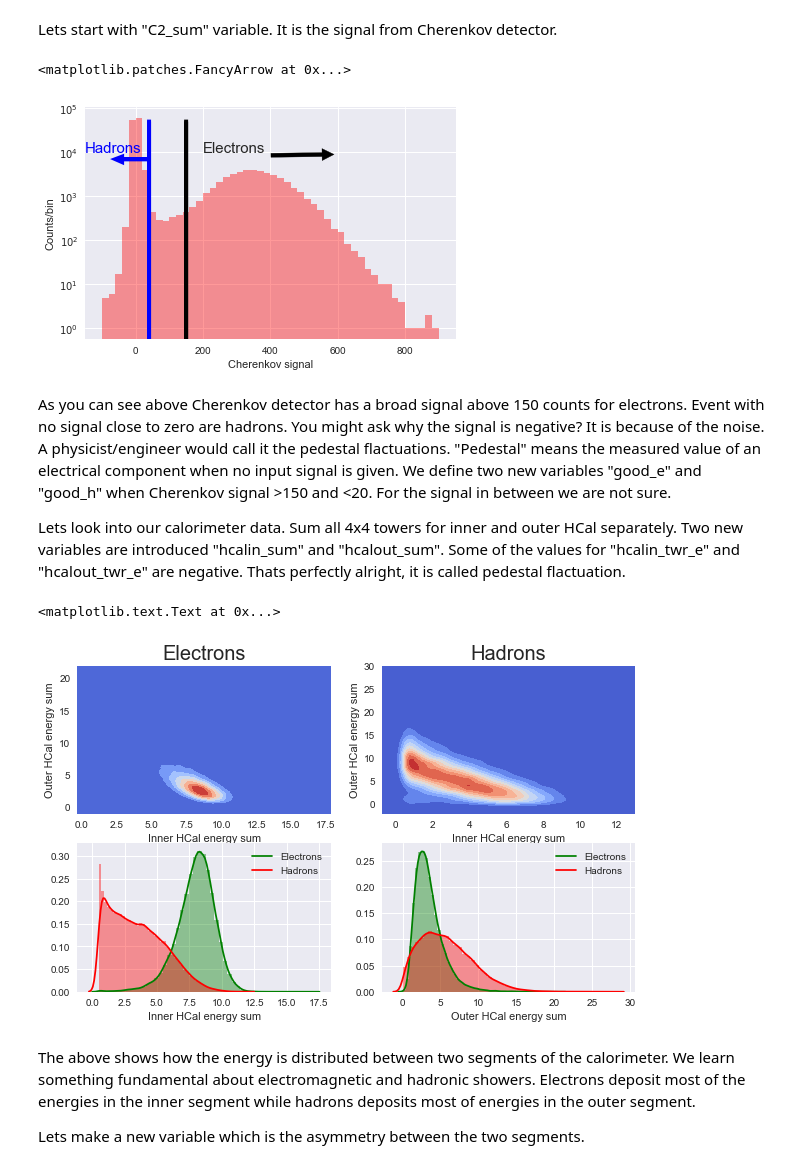
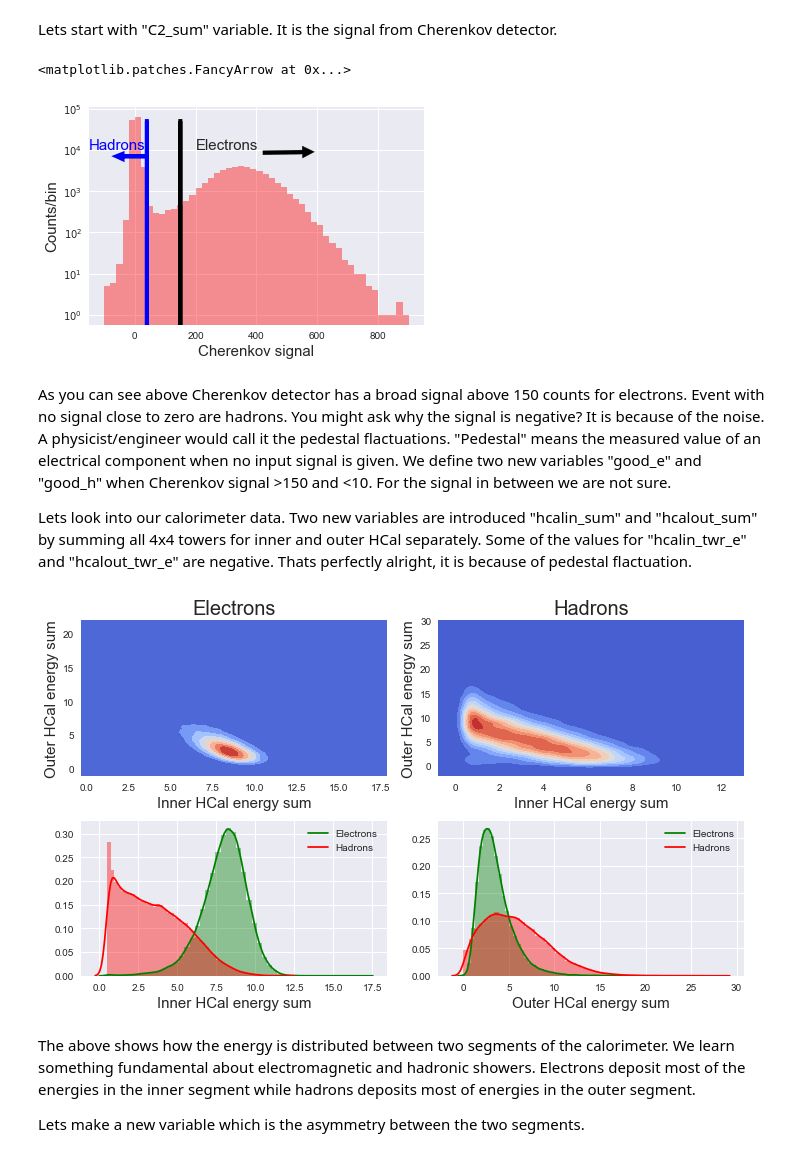
Before and after one commit to sen1/HCal-notebook, a Jupyter notebook: HCal.ipynb, the cells around one changed output. Drawn from its saved outputs; the diff is of its cells as text; code cells hidden in the pictures.

```diff
--- a/HCal.ipynb
+++ b/HCal.ipynb
@@ -58,0 +62,8 @@ Welcome to ROOTaaS 6.06/08
+# %%
+filename = 'input/Prototype_pionn_16.root'
+rfile = TFile(filename)
+intree = rfile.Get('T')
+variables = ['run','beam_mom','C2_sum','hcalin_twr_e','hcalout_twr_e']
+myarray = tree2array(intree,branches=variables)
+df = pd.DataFrame(myarray.tolist(), columns=variables)
+df.shape
@@ -70,8 +83,8 @@ Lets start with "C2_sum" variable. It is the signal from Cherenkov detector.
 # %%
 fig = sns.distplot(df['C2_sum'],hist=True, kde=False, hist_kws={"range": [-100,900]}, color='red')
 plt.gca().set_yscale('log')
-plt.xlabel("Cherenkov signal")
-plt.ylabel("Counts/bin")
+plt.xlabel("Cherenkov signal", fontsize=15)
+plt.ylabel("Counts/bin", fontsize=15)
 plt.annotate('Electrons', xy=(600, 9e3), xytext=(200, 1e4), fontsize=15,
             arrowprops=dict(facecolor='black', shrink=0.05))
 plt.arrow(150, 0, 0, 5e4, head_width=0, head_length=0, color='black', lw=4)
@@ -80,44 +93,44 @@ plt.arrow(40, 0, 0, 5e4, head_width=0, head_length=0, color='blue', lw=4)
 plt.arrow(40, 7e3, -80, 0, head_width=2000, head_length=20, color='blue', lw=4)
 # %% [output]
 <matplotlib.patches.FancyArrow at 0x...>
-[figure, old version]
+[figure, new version]
 # %% [markdown]
-As you can see above Cherenkov detector has a broad signal above 150 counts for electrons. Event with no signal close to zero are hadrons. You might ask why the signal is negative? It is because of the noise. A physicist/engineer would call it the pedestal flactuations. "Pedestal" means the measured value of an electrical component when no input signal is given. We define two new variables "good_e" and "good_h" when Cherenkov signal >150 and <20. For the signal in between we are not sure.
+As you can see above Cherenkov detector has a broad signal above 150 counts for electrons. Event with no signal close to zero are hadrons. You might ask why the signal is negative? It is because of the noise. A physicist/engineer would call it the pedestal flactuations. "Pedestal" means the measured value of an electrical component when no input signal is given. We define two new variables "good_e" and "good_h" when Cherenkov signal >150 and <10. For the signal in between we are not sure.
 
-Lets look into our calorimeter data. Sum all 4x4 towers for inner and outer HCal separately. Two new variables are introduced "hcalin_sum" and "hcalout_sum". Some of the values for "hcalin_twr_e" and "hcalout_twr_e" are negative. Thats perfectly alright, it is called pedestal flactuation.
+Lets look into our calorimeter data. Two new variables are introduced "hcalin_sum" and "hcalout_sum" by summing all 4x4 towers for inner and outer HCal separately. Some of the values for "hcalin_twr_e" and "hcalout_twr_e" are negative. Thats perfectly alright, it is because of pedestal flactuation.
 # %%
 df['good_e'] = df['C2_sum'].apply( lambda x: x>150)
-df['good_h'] = df['C2_sum'].apply( lambda x: x<20 )
+df['good_h'] = df['C2_sum'].apply( lambda x: x<10 )
 
 df['hcalin_sum'] = df['hcalin_twr_e'].apply(lambda x: sum(x))
 df['hcalout_sum'] = df['hcalout_twr_e'].apply(lambda x: sum(x))
 
 df = df[df['hcalin_sum']>0.5]
 df = df[df['hcalout_sum']>0]
 
 f, ((ax1, ax2), (ax3, ax4)) = plt.subplots(2, 2, figsize=(10,6))
 #plot electrons
 plot_data = df[df['good_e']]
 sns.kdeplot(plot_data["hcalin_sum"], plot_data["hcalout_sum"], shade=True, cut=5, cmap='coolwarm', ax=ax1)
-ax1.set_xlabel("Inner HCal energy sum")
-ax1.set_ylabel("Outer HCal energy sum")
+ax1.set_xlabel("Inner HCal energy sum",fontsize=15)
+ax1.set_ylabel("Outer HCal energy sum",fontsize=15)
 ax1.set_title("Electrons",fontsize=20)
 sns.distplot(plot_data['hcalin_sum'], color='green', kde_kws={"label": "Electrons"}, ax=ax3)
 sns.distplot(plot_data['hcalout_sum'], color='green', kde_kws={"label": "Electrons"}, ax=ax4)
 
 #plot Hadrons
 plot_data = df[df['good_h']]
 sns.kdeplot(plot_data["hcalin_sum"], plot_data["hcalout_sum"], shade=True, cut=5, cmap='coolwarm', ax=ax2)
-ax2.set_xlabel("Inner HCal energy sum")
-ax2.set_ylabel("Outer HCal energy sum")
+ax2.set_xlabel("Inner HCal energy sum", fontsize=15)
+ax2.set_ylabel("Outer HCal energy sum", fontsize=15)
 ax2.set_title("Hadrons",fontsize=20)
 sns.distplot(plot_data['hcalin_sum'], color='red', kde_kws={"label":"Hadrons"}, ax=ax3)
-ax3.set_xlabel("Inner HCal energy sum")
+ax3.set_xlabel("Inner HCal energy sum", fontsize=15)
 sns.distplot(plot_data['hcalout_sum'], color='red', kde_kws={"label":"Hadrons"}, ax=ax4)
-ax4.set_xlabel("Outer HCal energy sum")
+ax4.set_xlabel("Outer HCal energy sum", fontsize=15)
+plt.tight_layout()
 # %% [output]
-<matplotlib.text.Text at 0x...>
-[figure, old version]
+[figure, new version]
 # %% [markdown]
 The above shows how the energy is distributed between two segments of the calorimeter. We learn something fundamental about electromagnetic and hadronic showers. Electrons deposit most of the energies in the inner segment while hadrons deposits most of energies in the outer segment.
 
```
Also changed, not shown: parts of 23 cells of this notebook, 1 other file.
